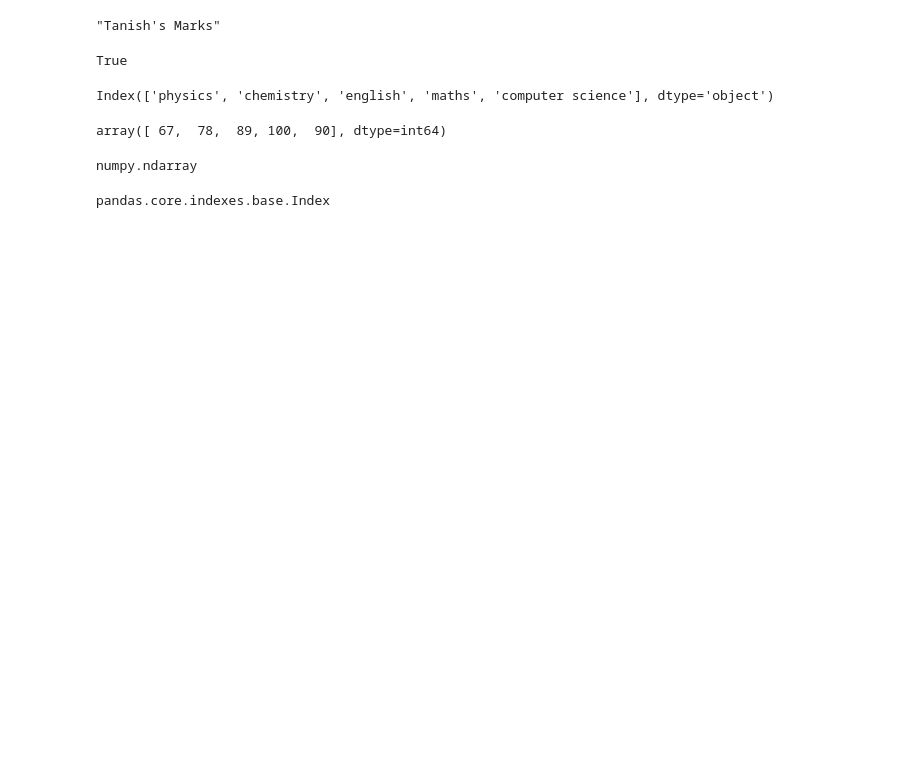
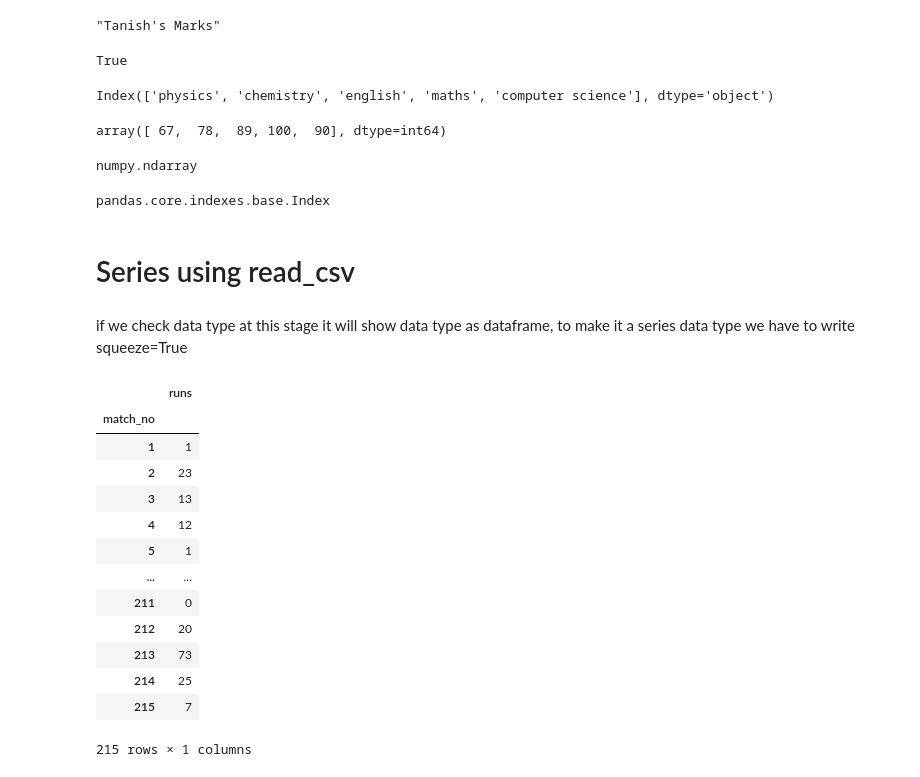
Before and after one commit to gtanish2003/Pandas, a Jupyter notebook: pandas-series.ipynb, the cells around one changed output. Saved outputs shown, nothing was run; the diff lists cells and outputs as text; code cells hidden in the pictures; blank space fills up the shorter version.

```diff
--- a/pandas-series.ipynb
+++ b/pandas-series.ipynb
@@ -129,3 +120,5 @@ numpy.ndarray
 type(s.index)
 # %% [output]
 pandas.core.indexes.base.Index
+# %% [markdown]
+# Series using read_csv
@@ -131,0 +127,20 @@ pandas.core.indexes.base.Index
+# %% [markdown]
+if we check data type at this stage it will show data type as dataframe, to make it a series data type we have to write squeeze=True
+# %%
+vk=pd.read_csv('kohli_ipl.csv',index_col='match_no')
+vk
+# %% [output]
+|  | runs |
+| match_no |  |
+| 1 | 1 |
+| 2 | 23 |
+| 3 | 13 |
+| 4 | 12 |
+| 5 | 1 |
+| ... | ... |
+| 211 | 0 |
+| 212 | 20 |
+| 213 | 73 |
+| 214 | 25 |
+| 215 | 7 |
+215 rows × 1 columns
```
Also changed, not shown: parts of 67 cells of this notebook.
